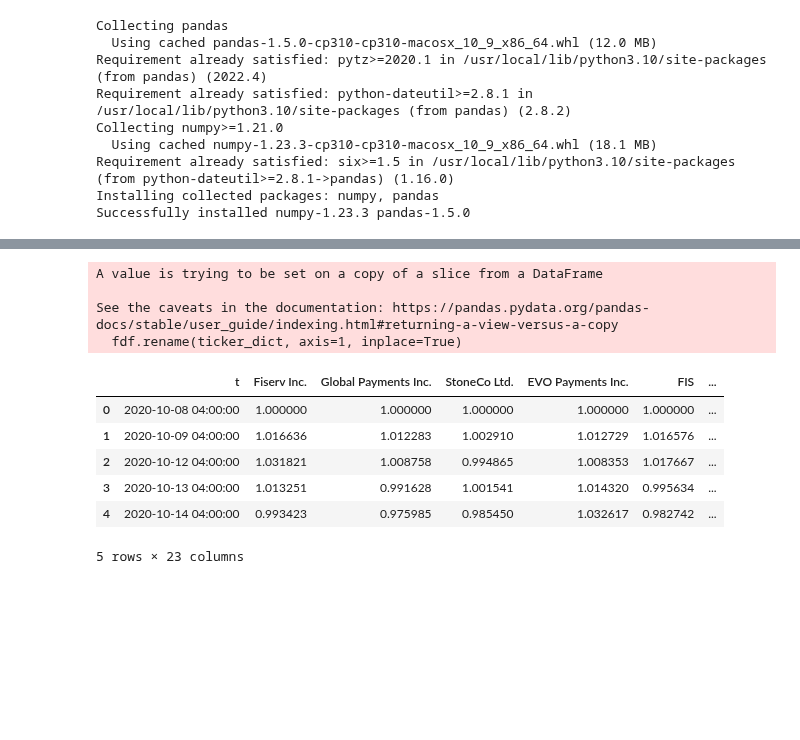
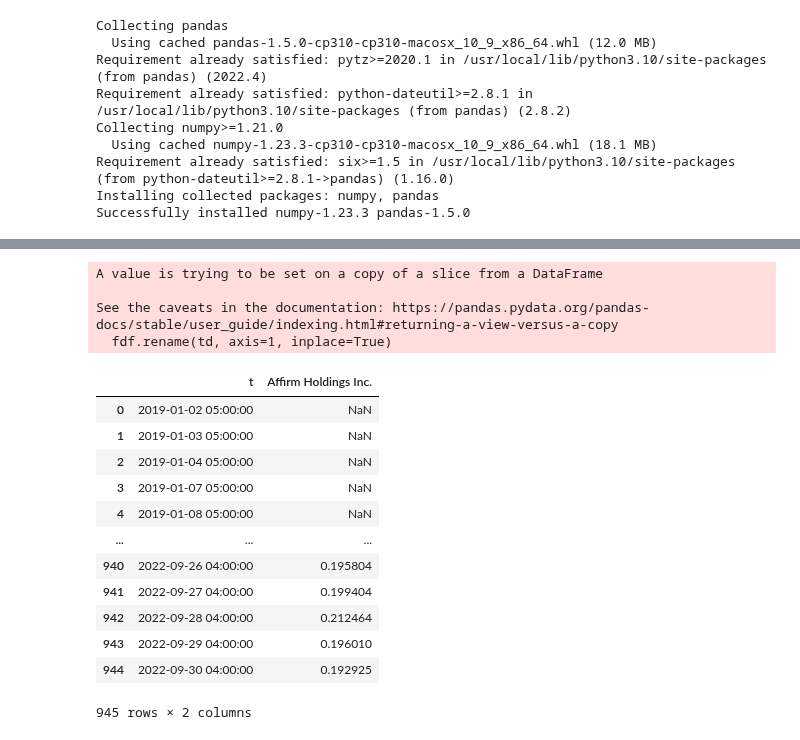
Before and after one commit to franciscojavierarceo/Python, a Jupyter notebook: notebooks/fintech-stocks.ipynb, the cells around one changed output, grey strips where cells are left out. Drawn from its saved outputs; the diff is of its cells as text; code cells hidden in the pictures; blank space fills up the shorter version.

```diff
--- a/notebooks/fintech-stocks.ipynb
+++ b/notebooks/fintech-stocks.ipynb
@@ -158,5 +164,5 @@ ticker_dict = {
 
 tickers = list(ticker_dict.keys())
 
-odf = call_tickers_rate_limited(tickers)
+odf = call_tickers_rate_limited(tickers, n=0)
 # %% [output]
@@ -194,37 +194,48 @@ for r, i in enumerate(odf):
+# %%
+def clean_data(outdf, dates, td, index=False, xvar='c'):
+    cols = ['t']
+    fdf = pd.DataFrame(pd.to_datetime(list(dates)), columns=['t'])
+
+    for i, tdf in enumerate(outdf):
+        # indexed
+        tmp = fdf.merge(tdf, how='left', left_on='t', right_on='t')
+        tmp.sort_values(by='t', inplace=True)
+        if index:
+            tmp[xvar] = tmp[xvar] / tmp[tmp[xvar].notna()][xvar].values[0]
+        ticker = tmp['ticker'][tmp['ticker'].notna()].unique()[0]
+        tmp.rename({xvar: ticker}, axis=1, inplace=True)
+        if type(ticker) == str:
+            cols.append(ticker)
+            fdf = tmp[cols]
+        else:
+            print(f'excluding {ticker}')
+            break
+
+    fdf.rename(td, axis=1, inplace=True)
+    return fdf
 # %%
-cols = ['t']
-fdf = pd.DataFrame(pd.to_datetime(list(xdates)), columns=['t'])
-
-for i, tdf in enumerate(odf):
-    # indexed
-    tmp = fdf.merge(tdf, how='left', left_on='t', right_on='t')
-    tmp.sort_values(by='t', inplace=True)
-    tmp['c'] = tmp['c'] / tmp[tmp['c'].notna()]['c'].values[0]
-    ticker = tmp['ticker'][tmp['ticker'].notna()].unique()[0]
-    tmp.rename({'c': ticker}, axis=1, inplace=True)
-    if type(ticker) == str:
-        cols.append(ticker)
-        fdf = tmp[cols]
-    else:
-        print(f'excluding {ticker}')
-        break
-
-fdf.rename(ticker_dict, axis=1, inplace=True)
+fdf = clean_data(odf, xdates, ticker_dict, True, 'c')
 # %% [output]
 A value is trying to be set on a copy of a slice from a DataFrame
 
 See the caveats in the documentation: https://pandas.pydata.org/pandas-docs/stable/user_guide/indexing.html#returning-a-view-versus-a-copy
-  fdf.rename(ticker_dict, axis=1, inplace=True)
+  fdf.rename(td, axis=1, inplace=True)
 # %%
-fdf.head()
+fdf[['t', 'Affirm Holdings Inc.']]
 # %% [output]
-|  | t | Fiserv Inc. | Global Payments Inc. | StoneCo Ltd. | EVO Payments Inc. | FIS | ... |
-| 0 | 2020-10-08 04:00:00 | 1.000000 | 1.000000 | 1.000000 | 1.000000 | 1.000000 | ... |
-| 1 | 2020-10-09 04:00:00 | 1.016636 | 1.012283 | 1.002910 | 1.012729 | 1.016576 | ... |
-| 2 | 2020-10-12 04:00:00 | 1.031821 | 1.008758 | 0.994865 | 1.008353 | 1.017667 | ... |
-| 3 | 2020-10-13 04:00:00 | 1.013251 | 0.991628 | 1.001541 | 1.014320 | 0.995634 | ... |
-| 4 | 2020-10-14 04:00:00 | 0.993423 | 0.975985 | 0.985450 | 1.032617 | 0.982742 | ... |
+|  | t | Affirm Holdings Inc. |
+| 0 | 2019-01-02 05:00:00 | NaN |
+| 1 | 2019-01-03 05:00:00 | NaN |
+| 2 | 2019-01-04 05:00:00 | NaN |
+| 3 | 2019-01-07 05:00:00 | NaN |
+| 4 | 2019-01-08 05:00:00 | NaN |
+| ... | ... | ... |
+| 940 | 2022-09-26 04:00:00 | 0.195804 |
+| 941 | 2022-09-27 04:00:00 | 0.199404 |
+| 942 | 2022-09-28 04:00:00 | 0.212464 |
+| 943 | 2022-09-29 04:00:00 | 0.196010 |
+| 944 | 2022-09-30 04:00:00 | 0.192925 |
-5 rows × 23 columns
+945 rows × 2 columns
 # %%
 fdf.plot(x='t', figsize=(12, 8))
 plt.grid()
```
Also changed, not shown: parts of 17 cells of this notebook, 1 other file.
